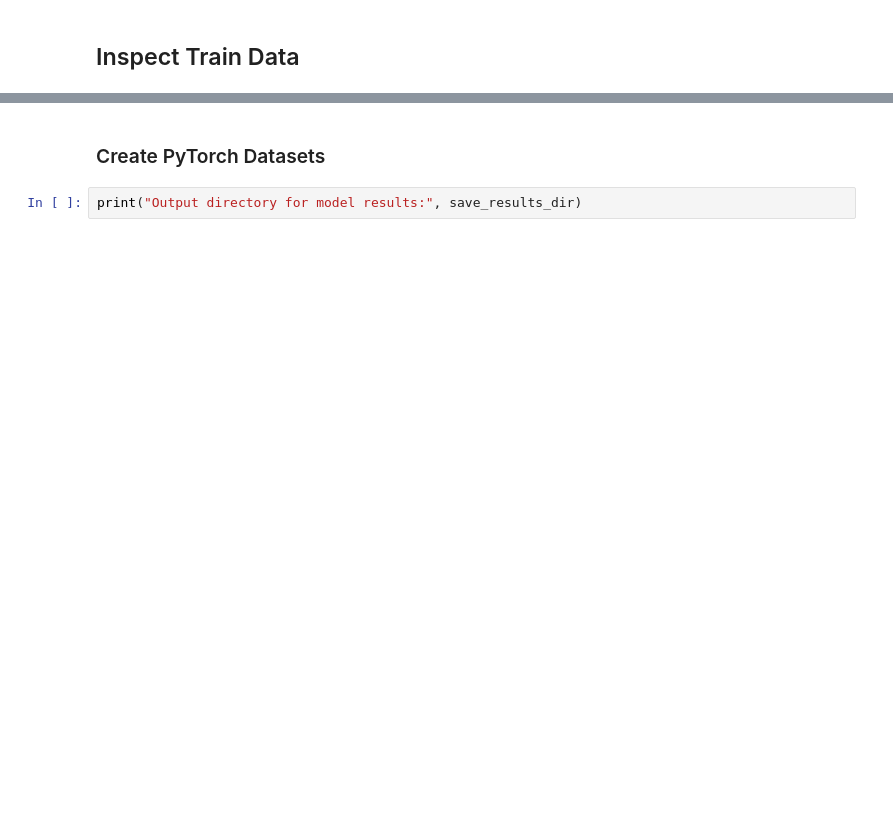
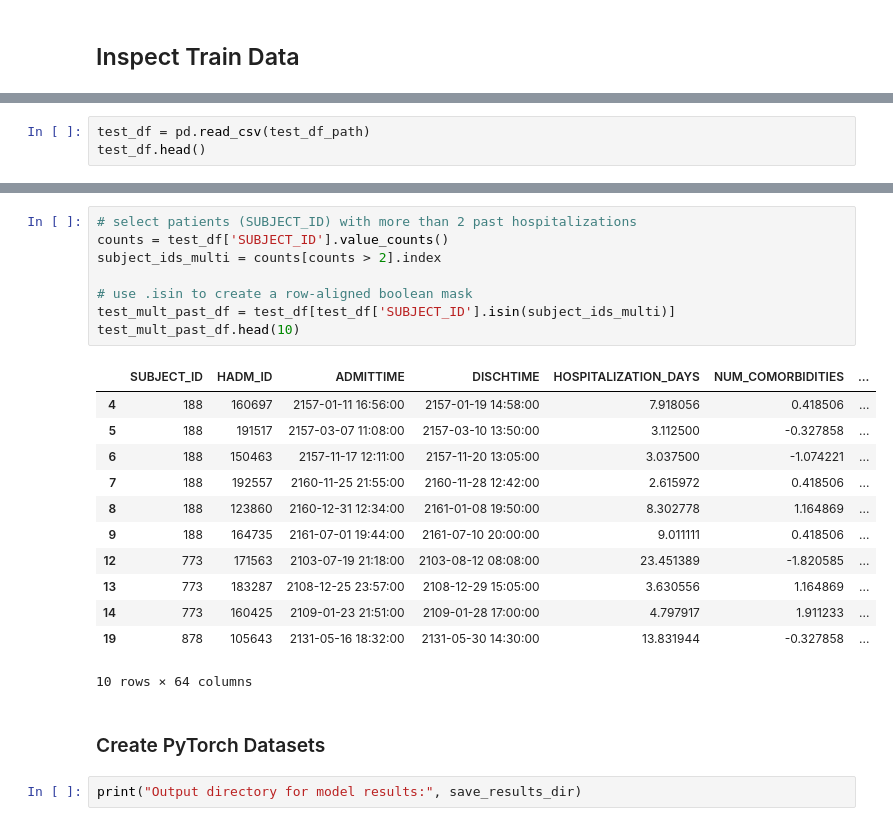
Before and after one commit to LucasVon0645/msc-thesis-recurrent-health-modeling, a Jupyter notebook: recurrent_health_events_prediction/training/notebooks/deep_learning_training.ipynb, the cells around one changed output, grey strips where cells are left out. Drawn from its saved outputs; the diff is of its cells as text; blank space fills up the shorter version.

```diff
--- a/recurrent_health_events_prediction/training/notebooks/deep_learning_training.ipynb
+++ b/recurrent_health_events_prediction/training/notebooks/deep_learning_training.ipynb
@@ -112,3 +110,6 @@ test_df[model_config['current_feat_cols']].describe()
 | 50% | -0.175213 | 0.014955 | 0.250178 | -0.214736 | 0.056942 | 0.214658 |
 | 75% | 0.573555 | 0.415328 | 0.527685 | 0.341488 | 0.854676 | 0.893465 |
 | max | 3.629250 | 4.018679 | 1.438056 | 5.347504 | 1.559036 | 1.695691 |
+# %%
+test_df = pd.read_csv(test_df_path)
+test_df.head()
@@ -115,3 +124,24 @@ test_df[model_config['current_feat_cols']].describe()
+# %%
+# select patients (SUBJECT_ID) with more than 2 past hospitalizations
+counts = test_df['SUBJECT_ID'].value_counts()
+subject_ids_multi = counts[counts > 2].index
+
+# use .isin to create a row-aligned boolean mask
+test_mult_past_df = test_df[test_df['SUBJECT_ID'].isin(subject_ids_multi)]
+test_mult_past_df.head(10)
+# %% [output]
+|  | SUBJECT_ID | HADM_ID | ADMITTIME | DISCHTIME | HOSPITALIZATION_DAYS | NUM_COMORBIDITIES | ... |
+| 4 | 188 | 160697 | 2157-01-11 16:56:00 | 2157-01-19 14:58:00 | 7.918056 | 0.418506 | ... |
+| 5 | 188 | 191517 | 2157-03-07 11:08:00 | 2157-03-10 13:50:00 | 3.112500 | -0.327858 | ... |
+| 6 | 188 | 150463 | 2157-11-17 12:11:00 | 2157-11-20 13:05:00 | 3.037500 | -1.074221 | ... |
+| 7 | 188 | 192557 | 2160-11-25 21:55:00 | 2160-11-28 12:42:00 | 2.615972 | 0.418506 | ... |
+| 8 | 188 | 123860 | 2160-12-31 12:34:00 | 2161-01-08 19:50:00 | 8.302778 | 1.164869 | ... |
+| 9 | 188 | 164735 | 2161-07-01 19:44:00 | 2161-07-10 20:00:00 | 9.011111 | 0.418506 | ... |
+| 12 | 773 | 171563 | 2103-07-19 21:18:00 | 2103-08-12 08:08:00 | 23.451389 | -1.820585 | ... |
+| 13 | 773 | 183287 | 2108-12-25 23:57:00 | 2108-12-29 15:05:00 | 3.630556 | 1.164869 | ... |
+| 14 | 773 | 160425 | 2109-01-23 21:51:00 | 2109-01-28 17:00:00 | 4.797917 | 1.911233 | ... |
+| 19 | 878 | 105643 | 2131-05-16 18:32:00 | 2131-05-30 14:30:00 | 13.831944 | -0.327858 | ... |
+10 rows × 64 columns
 # %% [markdown]
 ### Create PyTorch Datasets
 # %%
```
Also changed, not shown: parts of 22 cells of this notebook, 2 other files.
